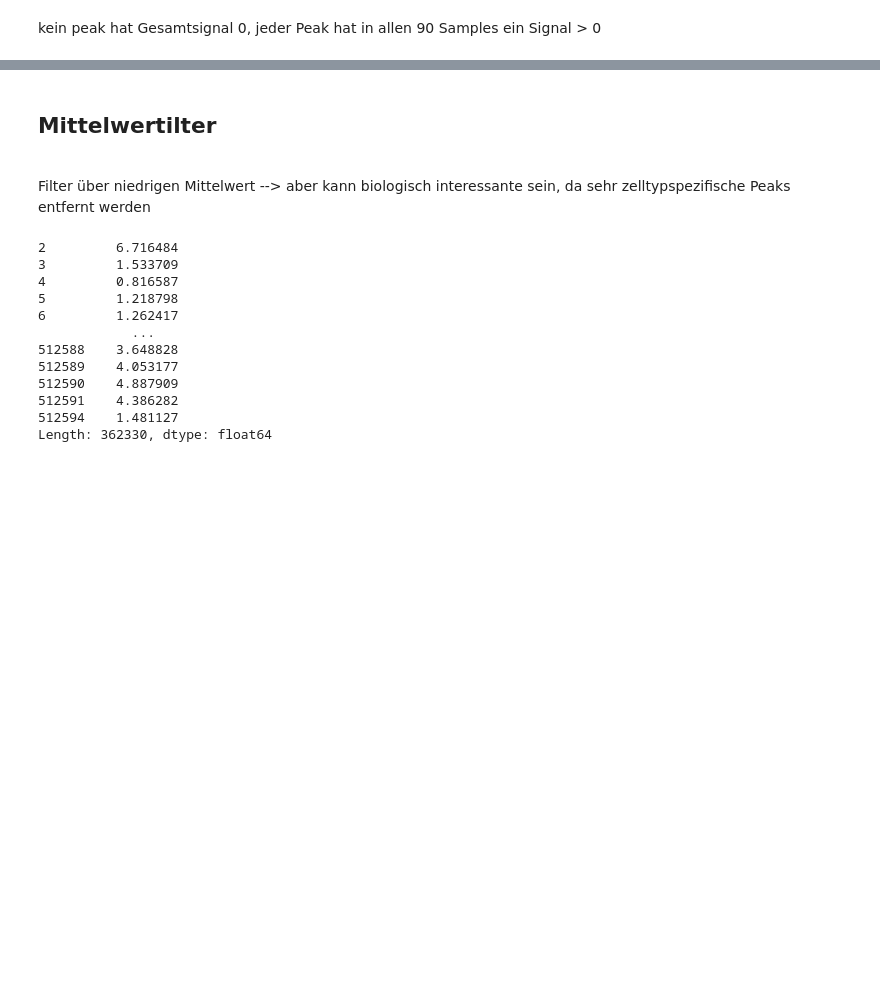
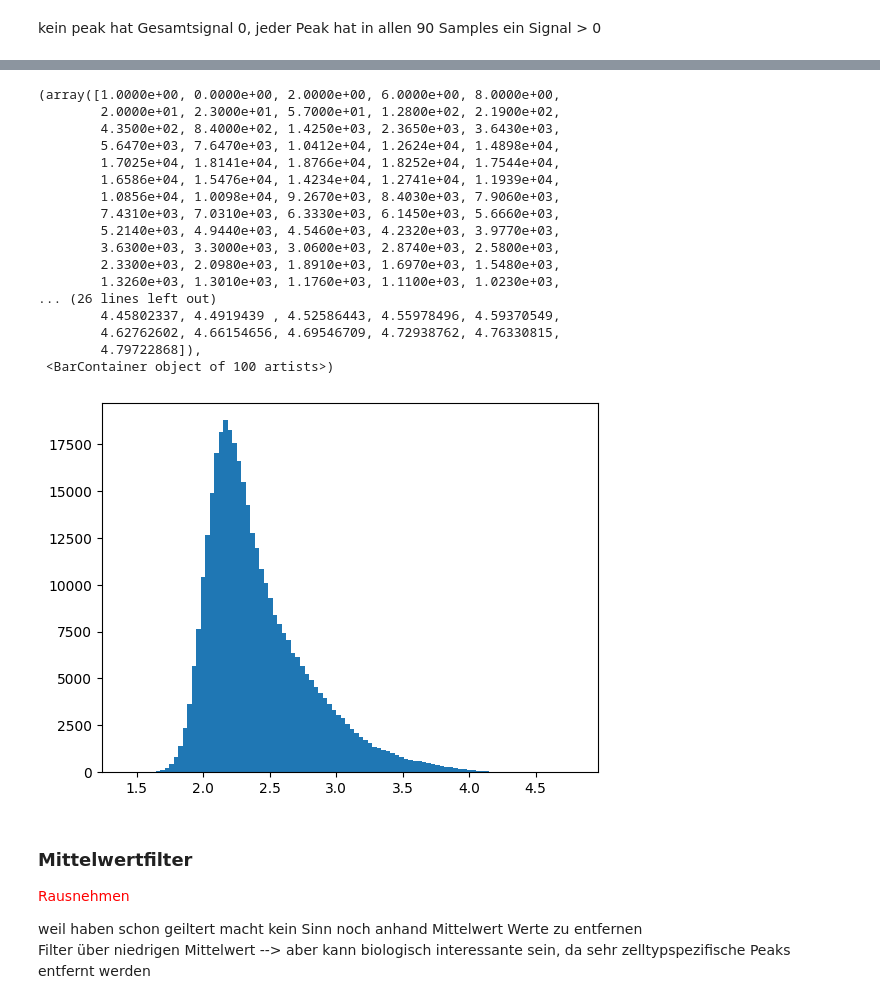
Before and after one commit to datascience-mobi-2026/topic04_team03, a Jupyter notebook: jupyter_rosa.ipynb, the cells around one changed output, grey strips where cells are left out. Cells and saved outputs as stored; diff of their text form; code cells hidden in the pictures; blank space fills up the shorter version.

Commit message:
CRE classification: clustering by signal level and cross-cell variabilität NOCH UNVOLLSTÄNDIG!

```diff
--- a/jupyter_rosa.ipynb
+++ b/jupyter_rosa.ipynb
@@ -235,8 +235,8 @@ Wir haben die blacklisted Gene als Tabelle auslesen lassen und dann die Startnum
 # %%
 threshold = -np.log10(0.05)
-ATAC_data_removed = ATAC_data[ATAC_data["_-log10_bestPvalue"] >= threshold].copy()
-ATAC_data_removed.head()
-ATAC_data_removed.__len__()
+ATAC_pfiltered = ATAC_data[ATAC_data["_-log10_bestPvalue"] >= threshold].copy()
+ATAC_pfiltered.head()
+ATAC_pfiltered.__len__()
 # %% [output]
 362330
 # %% [markdown]
@@ -453,7 +514,7 @@ annotation_cols = [
     "genes.within.100Kb"
 ]
 
-ATAC_signal = ATAC_data_removed.drop(columns=annotation_cols)
+ATAC_signal = ATAC_pfiltered.drop(columns=annotation_cols)
 peak_total = ATAC_signal.sum(axis=1)
 peak_total.describe()
 # %% [output]
@@ -496,3 +557,6 @@ max          90.0
 dtype: float64
 # %% [markdown]
 kein peak hat Gesamtsignal 0, jeder Peak hat in allen 90 Samples ein Signal > 0
+# %%
+peak_total_signal = ATAC_signal.sum(axis=1)
+peak_total_signal.describe()
@@ -499,5 +573,26 @@ kein peak hat Gesamtsignal 0, jeder Peak hat in allen 90 Samples ein Signal > 0
+# %%
+plt.hist(np.log10(peak_total_signal + 1), bins=100)
+# %% [output]
+(array([1.0000e+00, 0.0000e+00, 2.0000e+00, 6.0000e+00, 8.0000e+00,
+        2.0000e+01, 2.3000e+01, 5.7000e+01, 1.2800e+02, 2.1900e+02,
+        4.3500e+02, 8.4000e+02, 1.4250e+03, 2.3650e+03, 3.6430e+03,
+        5.6470e+03, 7.6470e+03, 1.0412e+04, 1.2624e+04, 1.4898e+04,
+        1.7025e+04, 1.8141e+04, 1.8766e+04, 1.8252e+04, 1.7544e+04,
+        1.6586e+04, 1.5476e+04, 1.4234e+04, 1.2741e+04, 1.1939e+04,
+        1.0856e+04, 1.0098e+04, 9.2670e+03, 8.4030e+03, 7.9060e+03,
+        7.4310e+03, 7.0310e+03, 6.3330e+03, 6.1450e+03, 5.6660e+03,
+        5.2140e+03, 4.9440e+03, 4.5460e+03, 4.2320e+03, 3.9770e+03,
+        3.6300e+03, 3.3000e+03, 3.0600e+03, 2.8740e+03, 2.5800e+03,
+        2.3300e+03, 2.0980e+03, 1.8910e+03, 1.6970e+03, 1.5480e+03,
+        1.3260e+03, 1.3010e+03, 1.1760e+03, 1.1100e+03, 1.0230e+03,
+... (26 lines left out)
+        4.45802337, 4.4919439 , 4.52586443, 4.55978496, 4.59370549,
+        4.62762602, 4.66154656, 4.69546709, 4.72938762, 4.76330815,
+        4.79722868]),
+ <BarContainer object of 100 artists>)
+[figure, added]
 # %% [markdown]
-## Mittelwertilter
+<h3>Mittelwertfilter </h3> <p style="color: red;"> Rausnehmen </p> weil haben schon geiltert macht kein Sinn noch anhand Mittelwert Werte zu entfernen
 <br>Filter über niedrigen Mittelwert --> aber kann biologisch interessante sein, da sehr zelltypspezifische Peaks entfernt werden
 # %%
 peak_mean = ATAC_signal.mean(axis=1)
@@ -505,17 +600,4 @@ peak_std = ATAC_signal.std(axis=1)
 
 threshold_mean = peak_mean.quantile(0.05) #untersten 5% der peaks
 
-ATAC_data_peaks =ATAC_data_removed
+ATAC_data_peaks =ATAC_pfiltered
-# %% [output]
-2         6.716484
-3         1.533709
-4         0.816587
-5         1.218798
-6         1.262417
-            ...
-512588    3.648828
-512589    4.053177
-512590    4.887909
-512591    4.386282
-512594    1.481127
-Length: 362330, dtype: float64
```
Also changed, not shown: parts of 63 cells of this notebook.
